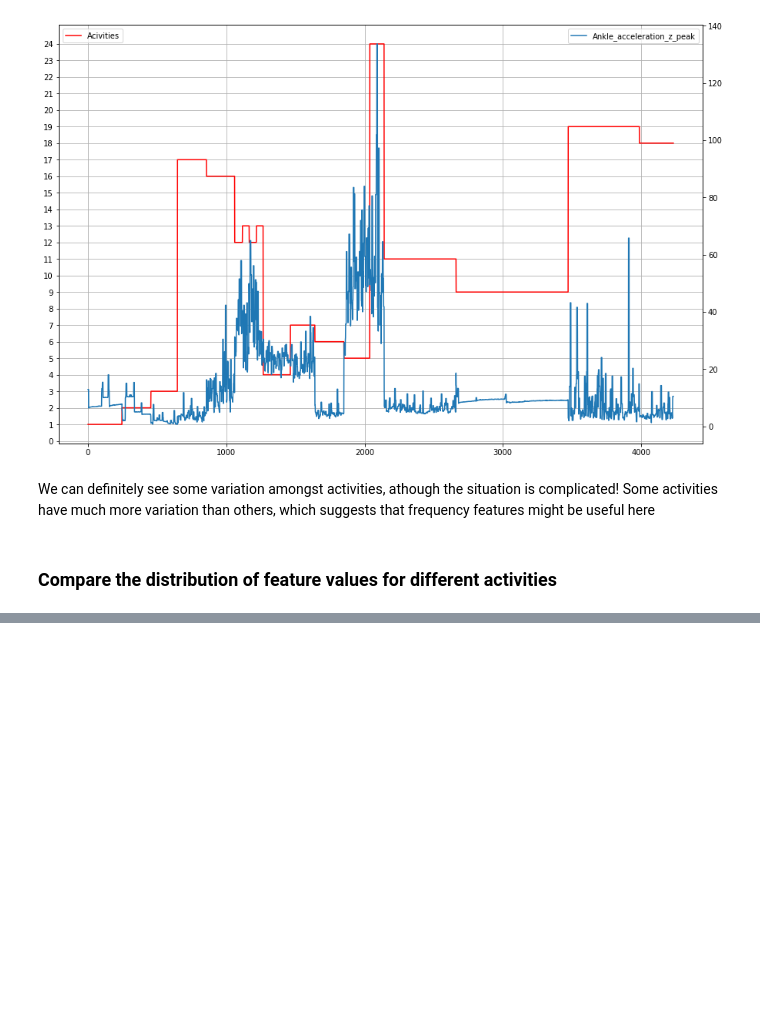
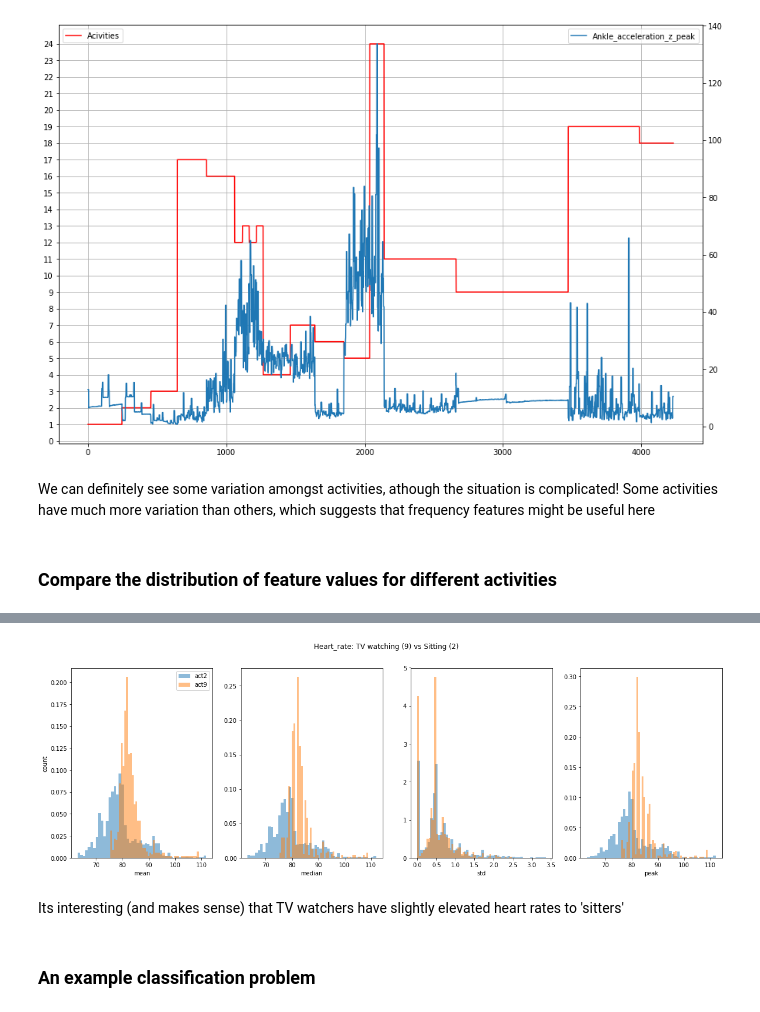
Before and after one commit to kcmeehan/BiometricsActivityClassification, a Jupyter notebook: Features_workflow/Feature_calculation_workflow_test.ipynb, the cells around one changed output, grey strips where cells are left out. Drawn from its saved outputs; the diff is of its cells as text; code cells hidden in the pictures; blank space fills up the shorter version.

```diff
--- a/Features_workflow/Feature_calculation_workflow_test.ipynb
+++ b/Features_workflow/Feature_calculation_workflow_test.ipynb
@@ -250,0 +280,28 @@ Text(0.5,0,'median')
+# %%
+fig = plt.figure(figsize=[20, 6],facecolor='white')
+fig.add_subplot(141)
+plt.hist(activity2['heart_rate_mean'], bins=50, label='act2', alpha=0.5, normed=True)
+plt.hist(activity9['heart_rate_mean'], bins=50, label='act9', alpha=0.5, normed=True)
+plt.xlabel('mean')
+plt.ylabel('count')
+plt.legend()
+fig.add_subplot(142)
+plt.hist(activity2['heart_rate_median'], bins=50, alpha=0.5, normed=True)
+plt.hist(activity9['heart_rate_median'], bins=50, alpha=0.5, normed=True)
+plt.xlabel('median')
+fig.add_subplot(143)
+plt.hist(activity2['heart_rate_std'], bins=50, alpha=0.5, normed=True)
+plt.hist(activity9['heart_rate_std'], bins=50, alpha=0.5, normed=True)
+plt.xlabel('std')
+fig.add_subplot(144)
+plt.hist(activity2['heart_rate_peak'], bins=50, alpha=0.5, normed=True)
+plt.hist(activity9['heart_rate_peak'], bins=50, alpha=0.5, normed=True)
+plt.xlabel('peak')
+fig.suptitle('Heart_rate: TV watching (9) vs Sitting (2)')
+plt.show()
+# %% [output]
+[figure, added]
+# %% [markdown]
+Its interesting (and makes sense) that TV watchers have slightly elevated heart rates to 'sitters'
+# %% [markdown]
+### An example classification problem
```
Also changed, not shown: parts of 47 cells of this notebook, 1 other file.
